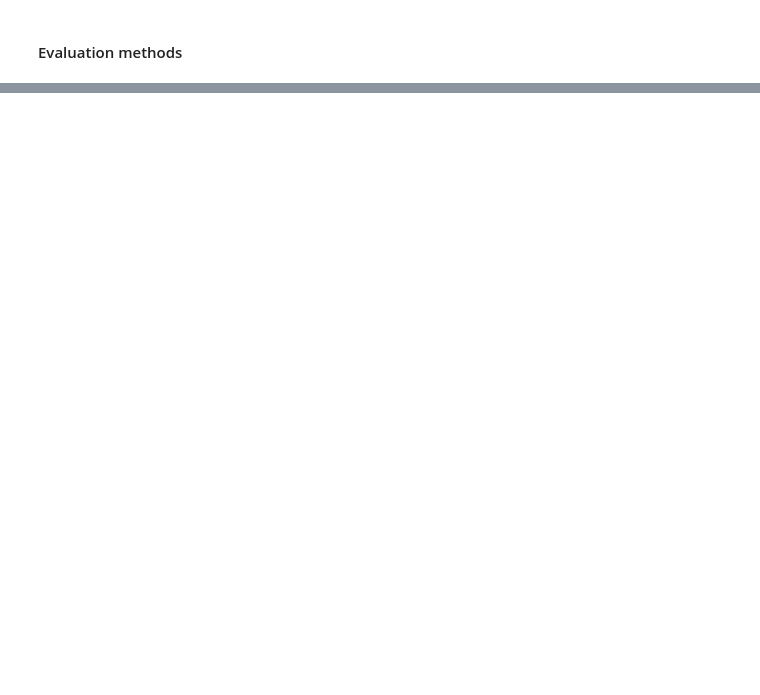
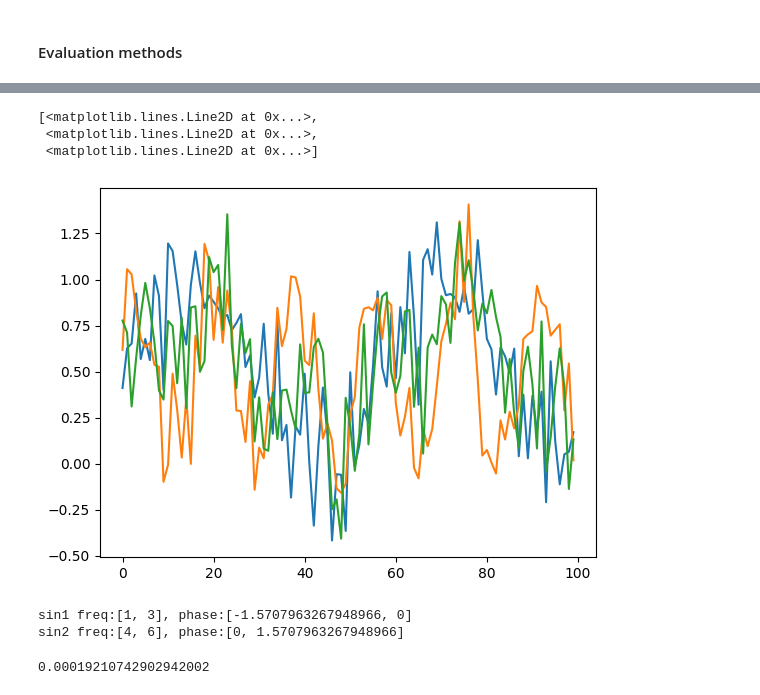
Before and after one commit to Kohmann/master-GAN, a Jupyter notebook: TimeGAN/model_evaluation.ipynb, the cells around one changed output, grey strips where cells are left out. Saved outputs shown, nothing was run; the diff lists cells and outputs as text; code cells hidden in the pictures; blank space fills up the shorter version.

```diff
--- a/TimeGAN/model_evaluation.ipynb
+++ b/TimeGAN/model_evaluation.ipynb
@@ -9,5 +9,5 @@ from utils import *
 np.random.seed(42)
 alpha = 0.7
 noise = 0
-testset = DatasetSinus(num=100, seq_len=100, alpha=alpha, noise=noise)
+testset = DatasetSinus(num=5000, seq_len=100, alpha=alpha, noise=noise)
 # %% [output]
@@ -330,0 +155,8 @@ tensor(1.5653)
+# %%
+curves = testset[:][0][0]
+plt.plot(curves + torch.randn_like(curves)*0.2)
+# %% [output]
+[<matplotlib.lines.Line2D at 0x...>,
+ <matplotlib.lines.Line2D at 0x...>,
+ <matplotlib.lines.Line2D at 0x...>]
+[figure, added]
@@ -330,0 +165,10 @@ tensor(1.5653)
+# %%
+%autoreload
+from metrics import prediction_score
+from utils import *
+data = DatasetSinus(num=600, seq_len=100, alpha=alpha, noise=noise)[:][0]
+prediction_score(data[:300], data[300:500], data[-100:], neptune_logger=None)
+# %% [output]
+sin1 freq:[1, 3], phase:[-1.5707963267948966, 0]
+sin2 freq:[4, 6], phase:[0, 1.5707963267948966]
+0.00019210742902942002
```
Also changed, not shown: parts of 26 cells of this notebook, 5 other files.
